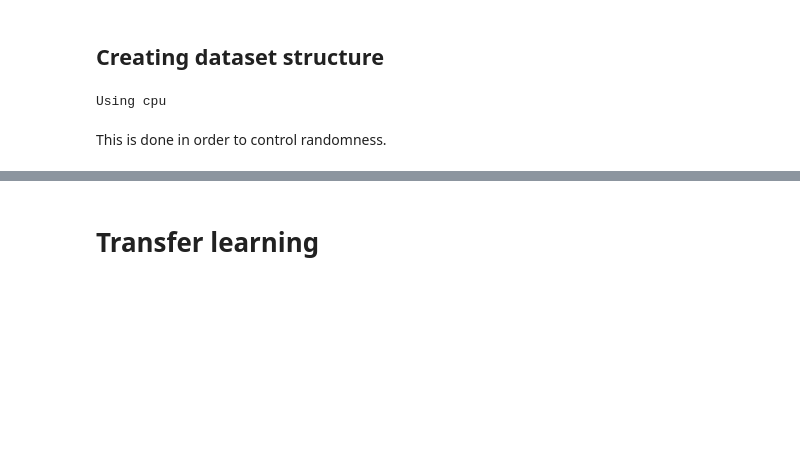
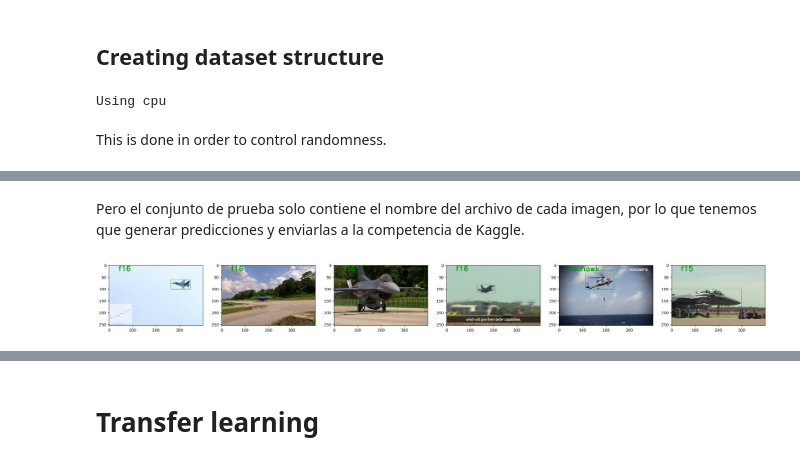
Before and after one commit to cam2149/MachineLearningIV, a Jupyter notebook: aa_iv_2025_i_object_localization.ipynb, the cells around one changed output, grey strips where cells are left out. Saved outputs shown, nothing was run; the diff lists cells and outputs as text; code cells hidden in the pictures; blank space fills up the shorter version.

```diff
--- a/aa_iv_2025_i_object_localization.ipynb
+++ b/aa_iv_2025_i_object_localization.ipynb
@@ -104,7 +137,7 @@ plt.ion()   # interactive mode
 # Input data files are available in the read-only "../input/" directory
 # For example, running this (by clicking run or pressing Shift+Enter) will list all files under the input directory
 
-for root, dirs, filenames in os.walk('/content'):
+for root, dirs, filenames in os.walk('/content/kaggle'):
     for i, filepath in enumerate(filenames):
         if i >= 10:
             print()
@@ -177,0 +187,4 @@ print(img1.transpose((2,0,1)).shape)
+# %%
+df = pd.read_csv(train_file)
+df["class_id"] = df["class"].map(obj2id)
+df= df[columns_f].copy()
@@ -240 +371,3 @@ But the test set only contains the filename of each image, so we have to generat
+# %% [markdown]
+Pero el conjunto de prueba solo contiene el nombre del archivo de cada imagen, por lo que tenemos que generar predicciones y enviarlas a la competencia de Kaggle.
 # %%
@@ -375,2 +495,39 @@ plt.show()
+# %%
+#Este fragmento de código es responsable de visualizar algunas imágenes de muestra del conjunto de datos de entrenamiento junto con sus cuadros delimitadores y etiquetas de clase. Es una forma de verificar visualmente que el proceso de carga de datos y anotación esté funcionando correctamente.
+
+train_root_dir = osp.join(DATA_DIR, "images")#, "train"
+train_ds = militarDataset(train_df, root_dir=train_root_dir,output_size=(w,h))
+
+#num_imgs: Esta variable especifica el número de imágenes a visualizar (6 en este caso).
+#start_idx: Esta variable determina el índice de inicio de las imágenes a visualizar (0 en este caso, lo que significa que comienza desde la primera imagen).
+num_imgs = 6
+start_idx = 0 #Siempre valor 0
+
+#samples: Se crea una lista obteniendo num_imgs muestras del conjunto de datos train_ds, comenzando desde start_idx. Cada muestra es un diccionario que contiene la imagen, el cuadro delimitador y el ID de clase.
+
+samples = [train_ds[i] for i in range(start_idx, num_imgs)]
+
+#imgs: Se extrae una lista de imágenes de la lista samples.
+#bboxes: Se extrae una lista de cuadros delimitadores y cada cuadro delimitador se normaliza utilizando la función normalize_bbox para convertirlo de coordenadas relativas (entre 0 y 1) a coordenadas de píxeles según la altura (h) y el ancho (w) de la imagen.
+#classes: Se extrae una lista de ID de clase de la lista samples
+
+imgs = [s['image'] for s in samples]
+bboxes = [normalize_bbox(s['bbox'].squeeze(),h,w) for s in samples]
+classes = [s['class_id'] for s in samples]
+
+#draw_predictions: Se llama a esta función para dibujar los cuadros delimitadores y las etiquetas de clase en las imágenes. Toma las imágenes (imgs), las clases (classes), los cuadros delimitadores (bboxes), el color para las anotaciones ((0, 150, 0) que es verde), las coordenadas de origen para el texto de la etiqueta de clase ((int(w*0.1), int(h*0.1))), el grosor de las líneas del cuadro delimitador y la escala de fuente para las etiquetas de clase como entrada.
+
+imgs = draw_predictions(imgs, classes, bboxes, [(0, 150, 0)], (int(w*0.1), int(h*0.1)),thickness = 1,fontScale=1)#(150, 10)
+
+#Esta parte del código crea una figura de Matplotlib y subplots para mostrar las imágenes anotadas. Itera a través de la lista imgs y muestra cada imagen usando plt.imshow. Finalmente, se llama a plt.show() para renderizar la figura.
+fig = plt.figure(figsize=(30, num_imgs))
+
+for i, img in enumerate(imgs):
+    fig.add_subplot(1, num_imgs, i+1)
+    plt.imshow(img)
+
+plt.show()
+# %% [output]
+[figure, added]
 # %%
 samples[0]['bbox']
```
Also changed, not shown: parts of 43 cells of this notebook.
